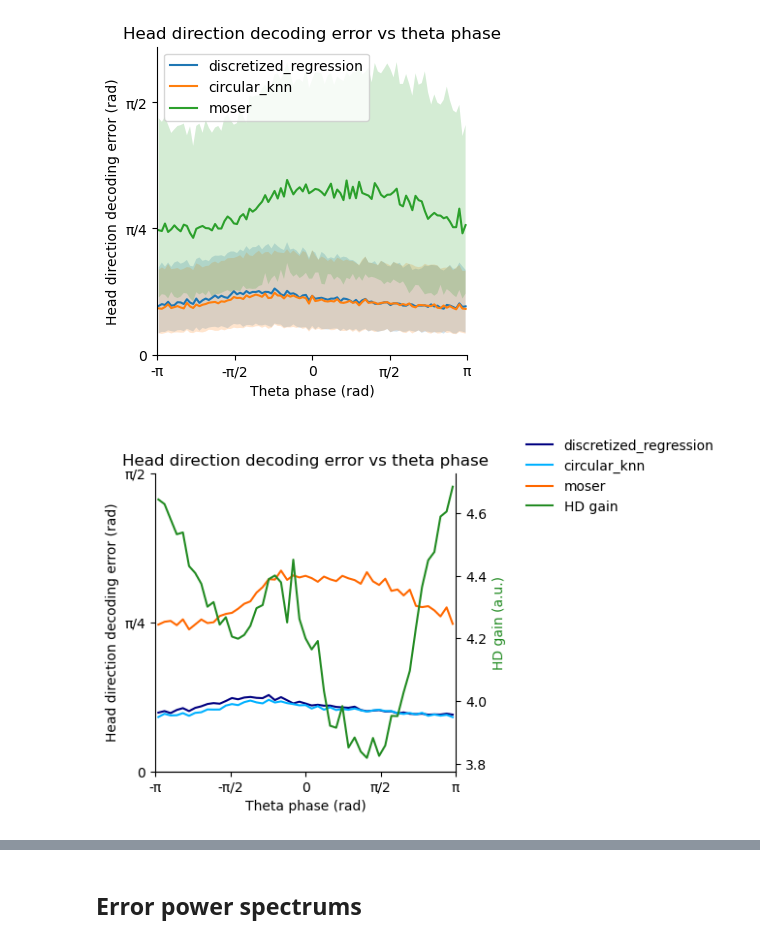
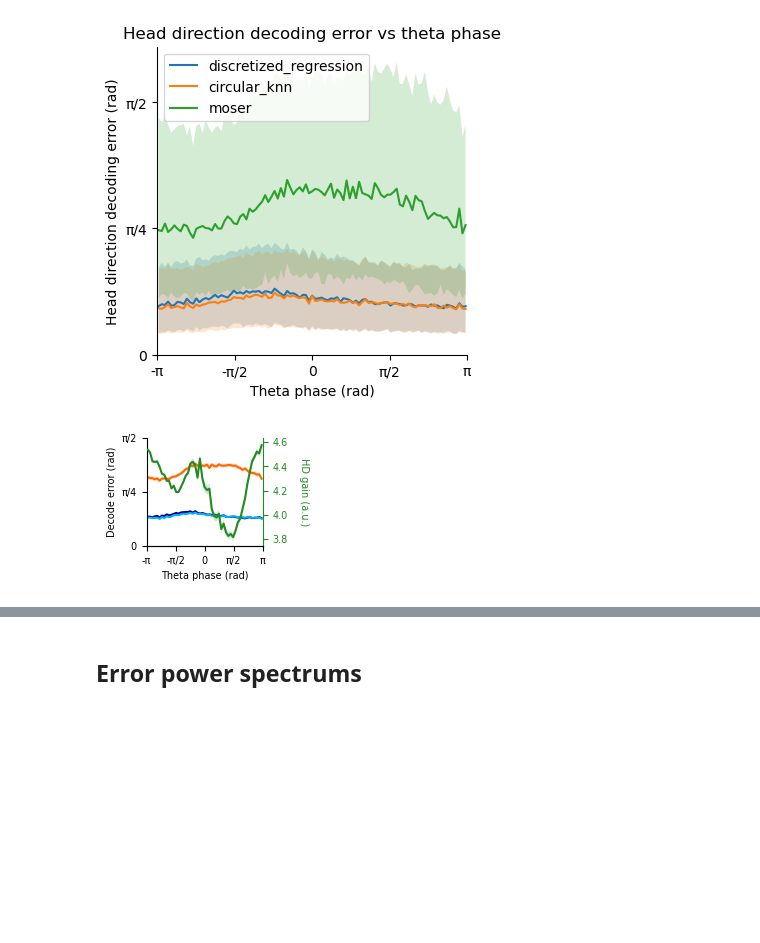
Before and after one commit to samuelbray32/c3po_publication, a Jupyter notebook: Fig3/mec_analyze_headDecoding.ipynb, the cells around one changed output, grey strips where cells are left out. Cells and saved outputs as stored; diff of their text form; code cells hidden in the pictures; blank space fills up the shorter version.

```diff
--- a/Fig3/mec_analyze_headDecoding.ipynb
+++ b/Fig3/mec_analyze_headDecoding.ipynb
@@ -18,18 +17,23 @@ from src.c3po.model.model import C3PO
 # Loading
 # %% [markdown]
 ## Load in data objects
+# %%
+from utils import download_ebrains_file
+from pathlib import Path
+local_dir = Path("/stelmo/sam/tmp") # Change this to your desired local directory
+
+data_path = download_ebrains_file(
+    remote_path="sharing_v4/navigation/of/27765_2.mat",
+    local_path=local_dir / "27765_2.mat",
+)
 # %%
 import numpy as np
 from scipy.io import loadmat
 
-data_name = "/stelmo/sam/c3po_results/moserdata.mat"
-# data_name = "/stelmo/sam/c3po_datasets/moser_mec_25843_2_openfield.mat"
-
 
 data = loadmat(
-    data_name
-    # "/stelmo/sam/c3po_datasets/moser_mec_25843_2_openfield.mat"
-)  # in the downloadable Vollan archive, this is 27765_2.mat  (potentially can do this with any other data file)
+    data_path
+)
 
 
 def mat_fields(s):
@@ -302,7 +309,8 @@ fig.savefig(figure_folder / "hd_error_vs_theta_phase.svg")
 # %%
 theta_bins = np.linspace(-np.pi, np.pi, 50)
 from c3po.analysis.analysis import interval_list_contains_ind
-fig = plt.figure(figsize=(4, 4))
+# fig = plt.figure(figsize=(4, 4))
+fig = plt.figure(figsize=(1.5, 1.4))
 ax = plt.gca()
 colors = plt.cm.jet([0,.3,.8])
 for i_model,(decoder,results)  in enumerate(decoder_results.items()):
@@ -317,57 +325,75 @@ for i_model,(decoder,results)  in enumerate(decoder_results.items()):
     high = []
     error = np.abs(results["hd_error"][ind_valid])
     for i in range(1, len(theta_bins)):
         ind_bin = (error_theta >= theta_bins[i - 1]) & (error_theta < theta_bins[i])
-        mid.append(np.median(error[ind_bin]))
-        low.append(np.percentile(error[ind_bin], 25))
-        high.append(np.percentile(error[ind_bin], 75))
-    # ax.fill_between(
-    #     (theta_bins[:-1] + theta_bins[1:]) / 2,
-    #     low,
-    #     high,
-    #     alpha=0.2,
-    #     zorder = -3
-    # )
+        # mid.append(np.median(error[ind_bin]))
+        # low.append(np.percentile(error[ind_bin], 25))
+        # high.append(np.percentile(error[ind_bin], 75))
+
+        from c3po.analysis.analysis import bootstrap_confidence_interval
+        lo_i, hi_i = bootstrap_confidence_interval(error[ind_bin], num_bootstrap_samples=1000, confidence_level=0.95)
+        mid.append(np.mean(error[ind_bin]))
+        low.append(lo_i)
+        high.append(hi_i)
+
+    ax.fill_between(
+        (theta_bins[:-1] + theta_bins[1:]) / 2,
+        low,
+        high,
+        alpha=0.2,
+        zorder = -3,
+        facecolor=colors[i_model],
+    )
     ax.plot((theta_bins[:-1] + theta_bins[1:]) / 2, mid, label=decoder, color=colors[i_model])
 
 gain_ax = ax.twinx()
 ind_gain_valid = interval_list_contains_ind(no_gap_intervals, analysis.t)
 ind_gain_theta = np.digitize(analysis.t[ind_gain_valid], t)
 gain_theta = thetaphase[ind_gain_theta]
 gain_mid = []
 gain_low = []
 gain_high = []
 for i in range(1, len(theta_bins)):
     ind_bin = (gain_theta >= theta_bins[i - 1]) & (gain_theta < theta_bins[i])
-    gain_mid.append(np.median(hd_gain[ind_gain_valid][ind_bin]))
-    gain_low.append(np.percentile(hd_gain[ind_gain_valid][ind_bin], 25))
-    gain_high.append(np.percentile(hd_gain[ind_gain_valid][ind_bin], 75))
+    # gain_mid.append(np.median(hd_gain[ind_gain_valid][ind_bin]))
+    # gain_low.append(np.percentile(hd_gain[ind_gain_valid][ind_bin], 25))
+    # gain_high.append(np.percentile(hd_gain[ind_gain_valid][ind_bin], 75))
+
+    gain_mid.append(np.mean(hd_gain[ind_gain_valid][ind_bin]))
+    lo_i, hi_i = bootstrap_confidence_interval(hd_gain[ind_gain_valid][ind_bin], num_bootstrap_samples=1000, confidence_level=0.95)
+    gain_low.append(lo_i)
+    gain_high.append(hi_i)
+
 gain_ax.plot((theta_bins[:-1] + theta_bins[1:]) / 2, gain_mid, label="HD gain", color=gain_color)
-# gain_ax.fill_between(
-#     (theta_bins[:-1] + theta_bins[1:]) / 2,
-#     gain_low,
-#     gain_high,
-#     alpha=0.2,
-#     color=gain_color,
-#     zorder = -3
-# )
+gain_ax.fill_between(
+    (theta_bins[:-1] + theta_bins[1:]) / 2,
+    gain_low,
+    gain_high,
+    alpha=0.2,
+    facecolor=gain_color,
+    zorder = -3
+)
+gain_ax.yaxis.label.set_color(gain_color)
+gain_ax.spines['right'].set_color(gain_color)
+gain_ax.tick_params(axis='y', colors=gain_color)
 
-fig.legend(bbox_to_anchor=(1.05, 1), loc="upper left", frameon=False)
+
+# fig.legend(bbox_to_anchor=(1.05, 1), loc="upper left", frameon=False)
 
 ax.set_xlabel("Theta phase (rad)")
-ax.set_ylabel("Head direction decoding error (rad)")
-plt.title("Head direction decoding error vs theta phase")
+ax.set_ylabel("Decode error (rad)")
+# plt.title("Head direction decoding error vs theta phase")
 ax.set_xlim(-np.pi, np.pi)
 ax.set_xticks([-np.pi, -np.pi / 2, 0, np.pi / 2, np.pi], ["-π", "-π/2", "0", "π/2", "π"])
-gain_ax.set_ylabel("HD gain (a.u.)", color=gain_color)
+gain_ax.set_ylabel("HD gain (a.u.)", color=gain_color, rotation=270, labelpad=15)
 ax.set_ylim(0, np.pi/2)
 ax.set_yticks([0, np.pi / 4, np.pi / 2], ["0", "π/4", "π/2"])
 
 
 ax.spines[["top", "right"]].set_visible(False)
 gain_ax.spines[["top", "left"]].set_visible(False)
 
 fig.savefig(figure_folder / "hd_error_vs_theta_phase.svg")
 # %% [output]
-[figure, old version]
+[figure, new version]
 # %%
```
Also changed, not shown: parts of 7 cells of this notebook, 3 other files.
